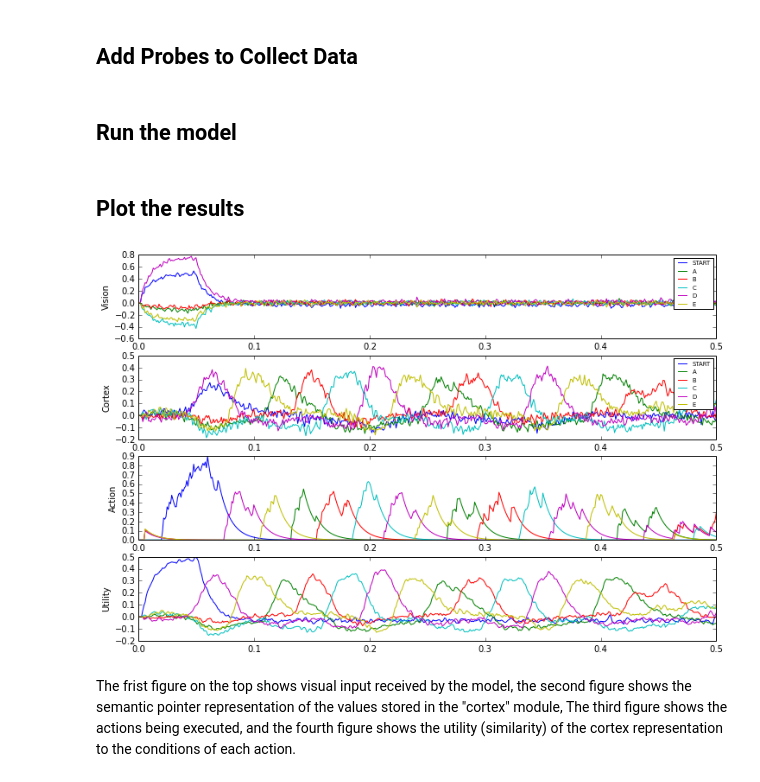
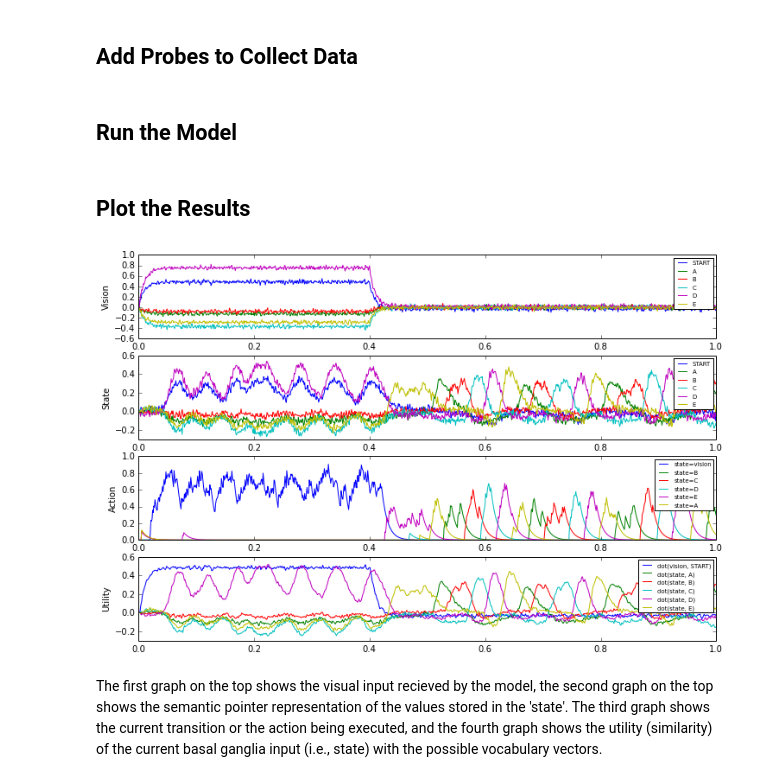
Before and after one commit to s72sue/Nengo2-Tutorials, a Jupyter notebook: chapter7/spa_sequencerouted.ipynb, the cells around one changed output. Saved outputs shown, nothing was run; the diff lists cells and outputs as text; code cells hidden in the pictures.

```diff
--- a/chapter7/spa_sequencerouted.ipynb
+++ b/chapter7/spa_sequencerouted.ipynb
@@ -50,9 +52,9 @@ with model:
 ## Add Probes to Collect Data
 # %%
 with model:
-    cortex = nengo.Probe(model.cortex.state.output, synapse=0.01)
-    vision = nengo.Probe(model.vision.state.output, synapse=0.01)
-    actions = nengo.Probe(model.thal.actions.output, synapse=0.01)
-    utility = nengo.Probe(model.bg.input, synapse=0.01)
+    state_p = nengo.Probe(model.state.state.output, synapse=0.01)
+    vision_p = nengo.Probe(model.vision.state.output, synapse=0.01)
+    actions_p = nengo.Probe(model.thal.actions.output, synapse=0.01)
+    utility_p = nengo.Probe(model.BG.input, synapse=0.01)
 # %% [markdown]
-## Run the model
+## Run the Model
@@ -64,27 +61,34 @@ sim.run(0.5)
+# %%
+sim = nengo.Simulator(model)    # Create the simulator
+sim.run(1)    # Run it for 1 second
 # %% [markdown]
-## Plot the results
+## Plot the Results
 # %%
 fig = plt.figure(figsize=(12,8))
 p1 = fig.add_subplot(4,1,1)
-p1.plot(sim.trange(), model.similarity(sim.data, vision))
+p1.plot(sim.trange(), model.similarity(sim.data, vision_p))
 p1.legend(model.get_output_vocab('vision').keys, fontsize='x-small')
 p1.set_ylabel('Vision')
 
 p2 = fig.add_subplot(4,1,2)
-p2.plot(sim.trange(), model.similarity(sim.data, cortex))
-p2.legend(model.get_output_vocab('cortex').keys, fontsize='x-small')
-p2.set_ylabel('Cortex')
+p2.plot(sim.trange(), model.similarity(sim.data, state_p))
+p2.legend(model.get_output_vocab('state').keys, fontsize='x-small')
+p2.set_ylabel('State')
 
 p3 = fig.add_subplot(4,1,3)
-p3.plot(sim.trange(), sim.data[actions])
+p3.plot(sim.trange(), sim.data[actions_p])
+p3_legend_txt = [a.effect for a in model.BG.actions.actions]
+p3.legend(p3_legend_txt, fontsize='x-small')
 p3.set_ylabel('Action')
 
 p4 = fig.add_subplot(4,1,4)
-p4.plot(sim.trange(), sim.data[utility])
+p4.plot(sim.trange(), sim.data[utility_p])
+p4_legend_txt = [a.condition for a in model.BG.actions.actions]
+p4.legend(p4_legend_txt, fontsize='x-small')
 p4.set_ylabel('Utility')
 
 fig.subplots_adjust(hspace=0.2)
 # %% [output]
-[figure, old version]
+[figure, new version]
 # %% [markdown]
-The frist figure on the top shows visual input received by the model, the second figure shows the semantic pointer representation of the values stored in the "cortex" module, The third figure shows the actions being executed, and the fourth figure shows the utility (similarity) of the cortex representation to the conditions of each action.
+The first graph on the top shows the visual input recieved by the model, the second graph on the top shows the semantic pointer representation of the values stored in the 'state'. The third graph shows the current transition or the action being executed, and the fourth graph shows the utility (similarity) of the current basal ganglia input (i.e., state) with the possible vocabulary vectors.
```
Also changed, not shown: parts of 5 cells of this notebook, 2 other files.
